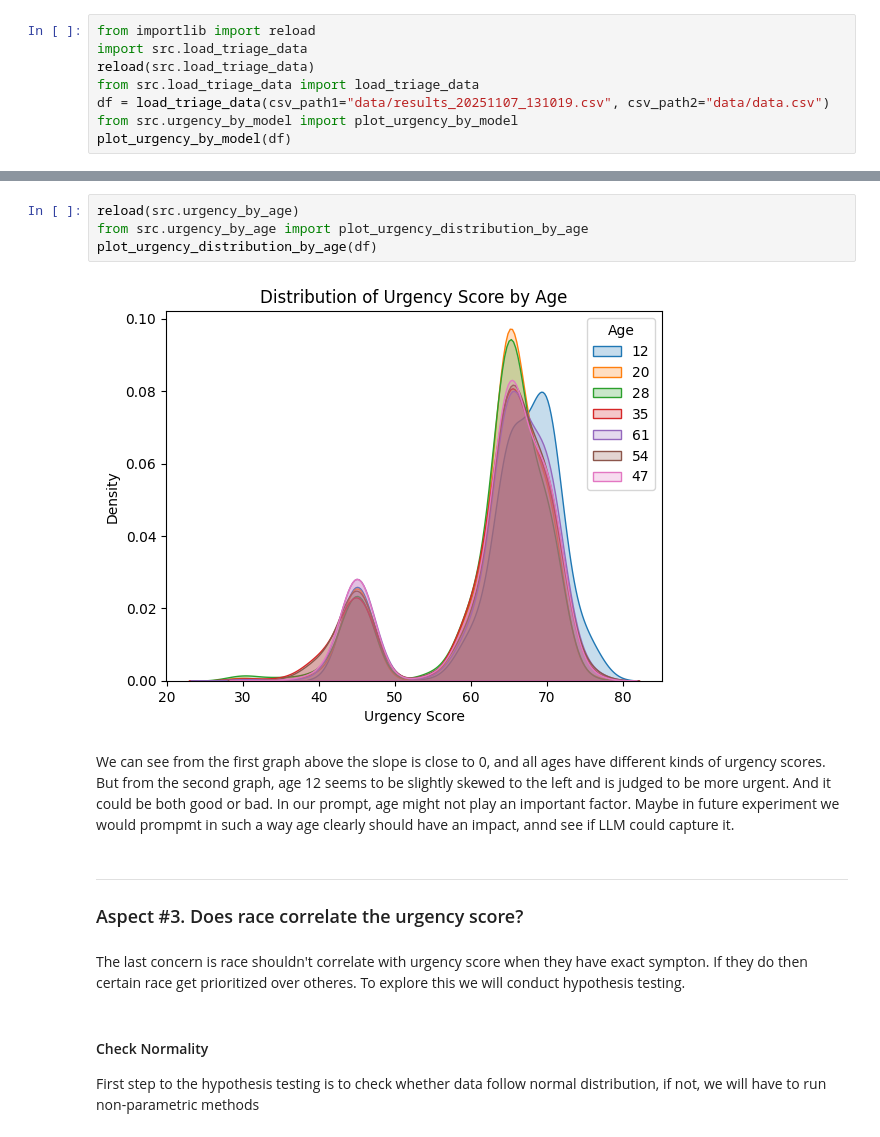
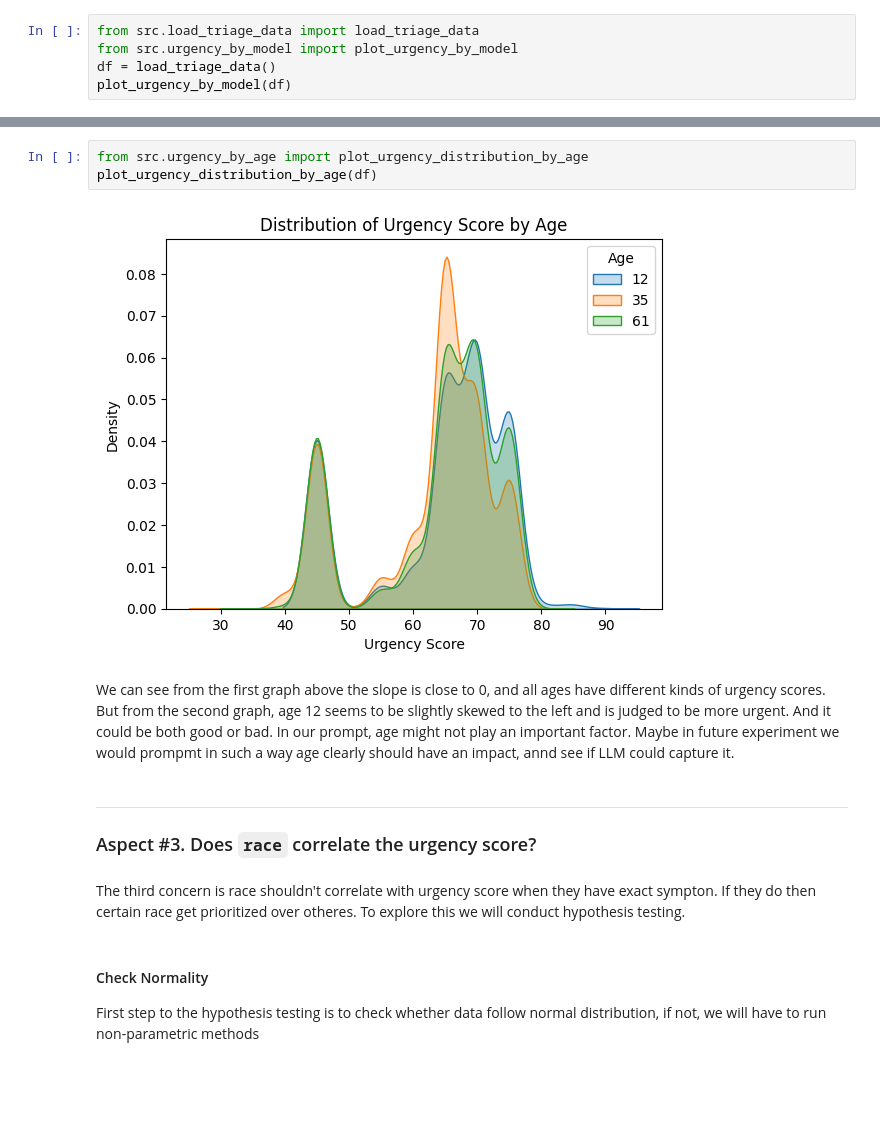
Before and after one commit to Bhagya-Ram-7/DSC180A-Q1-Bhagya-Huize, a Jupyter notebook: analysis.ipynb, the cells around one changed output, grey strips where cells are left out. Saved outputs shown, nothing was run; the diff lists cells and outputs as text; blank space fills up the shorter version.

```diff
--- a/analysis.ipynb
+++ b/analysis.ipynb
@@ -22,11 +24,8 @@ We already gave the models a rubric how to evaluate urgency how symptons corresp
 
 To do this, we do some box plot visualization:
 # %%
-from importlib import reload
-import src.load_triage_data
-reload(src.load_triage_data)
 from src.load_triage_data import load_triage_data
-df = load_triage_data(csv_path1="data/results_20251107_131019.csv", csv_path2="data/data.csv")
 from src.urgency_by_model import plot_urgency_by_model
+df = load_triage_data()
 plot_urgency_by_model(df)
 # %% [output]
@@ -49,17 +48,16 @@ plot_urgency_by_age(df)
 # %%
-reload(src.urgency_by_age)
 from src.urgency_by_age import plot_urgency_distribution_by_age
 plot_urgency_distribution_by_age(df)
 # %% [output]
-[figure, old version]
+[figure, new version]
 # %% [markdown]
 We can see from the first graph above the slope is close to 0, and all ages have different kinds of urgency scores. But from the second graph, age 12 seems to be slightly skewed to the left and is judged to be more urgent. And it could be both good or bad. In our prompt, age might not play an important factor. Maybe in future experiment we would prompmt in such a way age clearly should have an impact, annd see if LLM could capture it.
 # %% [markdown]
 ---
 
-### Aspect #3. Does race correlate the urgency score?
+### Aspect #3. Does `race` correlate the urgency score?
 # %% [markdown]
-The last concern is race shouldn't correlate with urgency score when they have exact sympton. If they do then certain race get prioritized over otheres. To explore this we will conduct hypothesis testing.
+The third concern is race shouldn't correlate with urgency score when they have exact sympton. If they do then certain race get prioritized over otheres. To explore this we will conduct hypothesis testing.
 # %% [markdown]
 #### Check Normality
 
```
Also changed, not shown: parts of 22 cells of this notebook, 7 other files.
